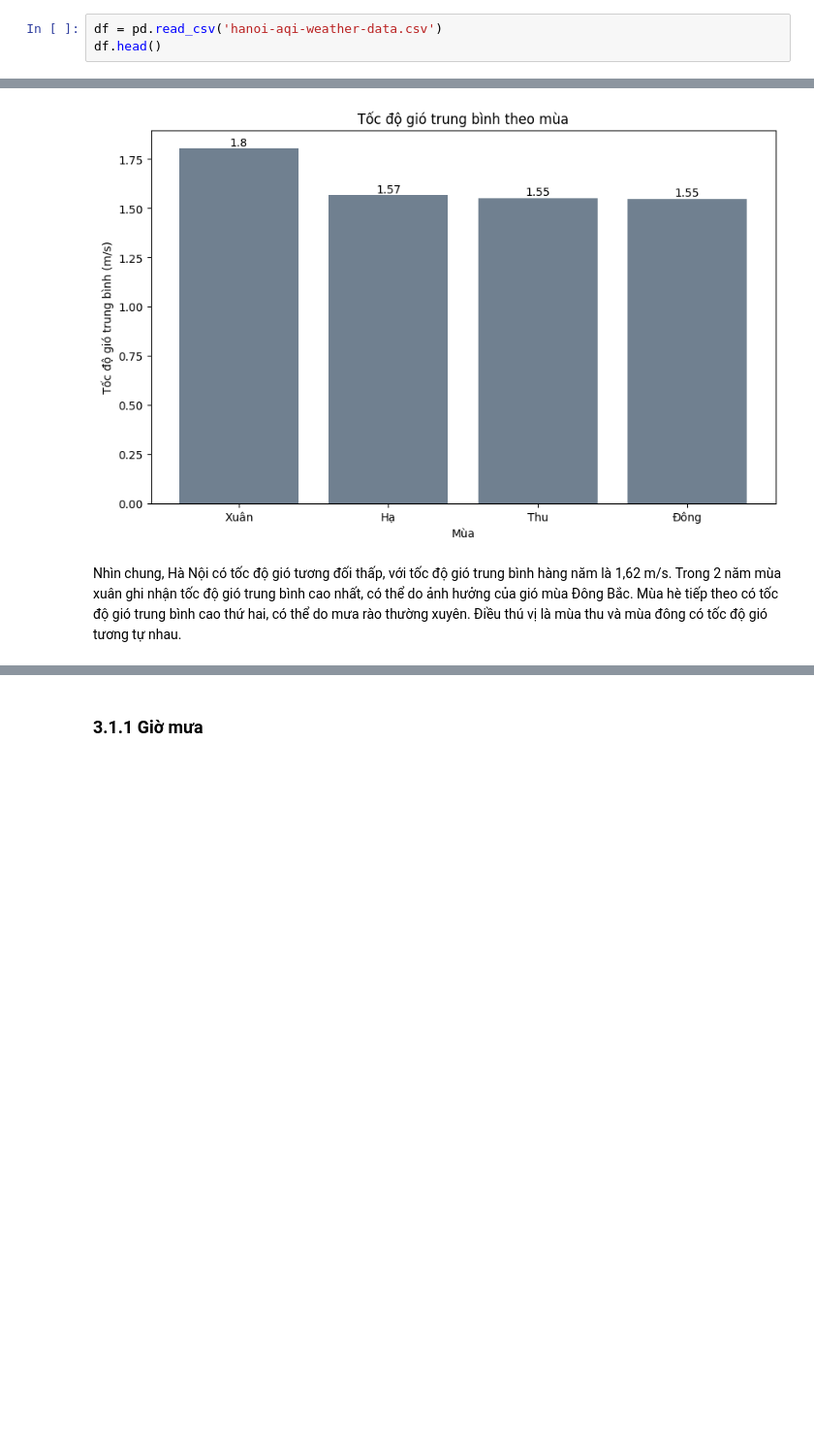
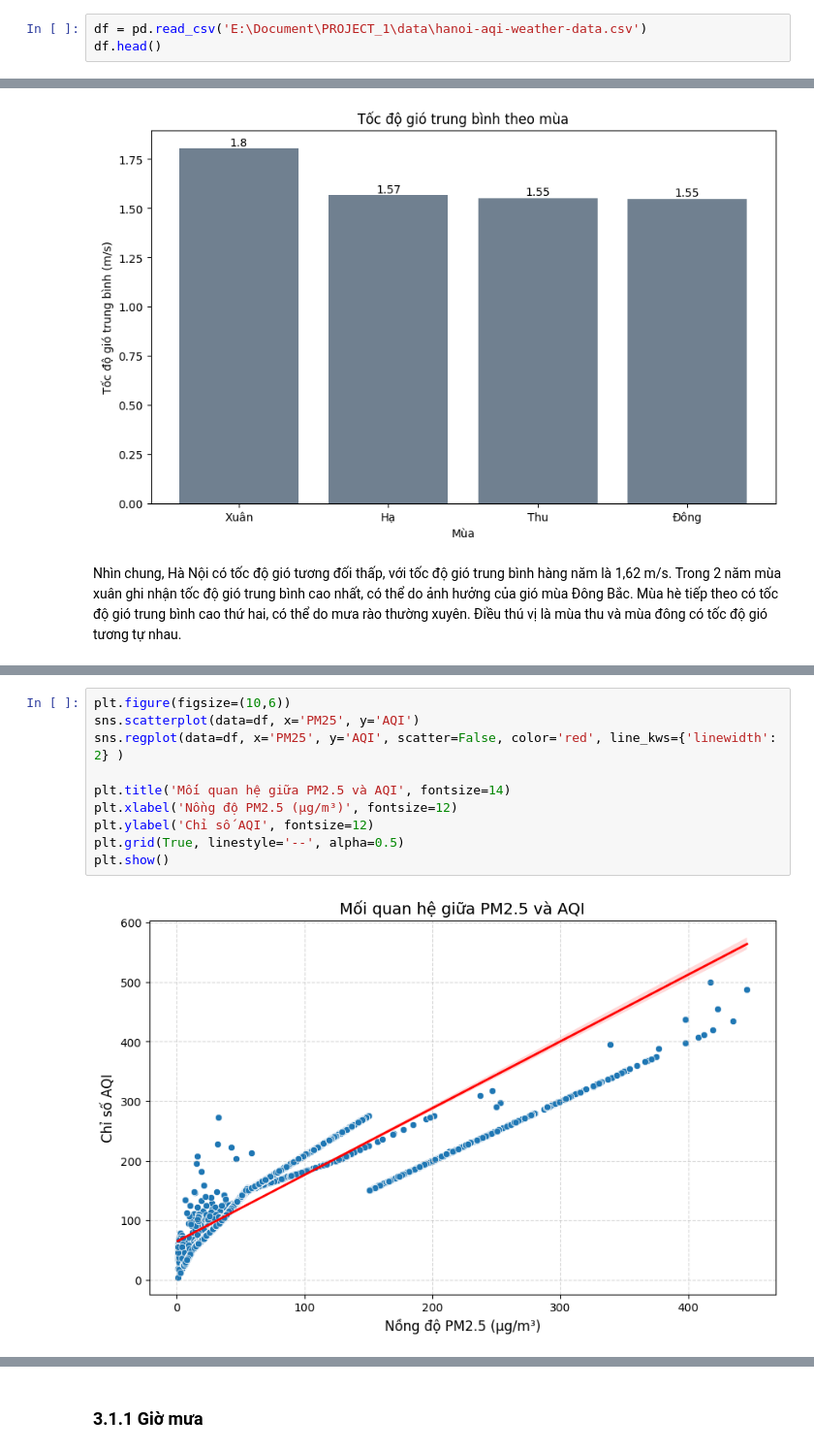
Before and after one commit to HoangHumg1210/Air_Quality-Analysis_HN, a Jupyter notebook: notebooks/Exploratory Data Analysis.ipynb, the cells around one changed output, grey strips where cells are left out. Shown at 97% size. Cells and saved outputs as stored; diff of their text form; blank space fills up the shorter version.

Commit message:
Setup Project, Demo Models

```diff
--- a/data/Exploratory Data Analysis.ipynb
+++ b/notebooks/Exploratory Data Analysis.ipynb
@@ -14,7 +14,7 @@ import plotly.express as px
 # %% [markdown]
 #### **II. Import Data**
 # %%
-df = pd.read_csv('hanoi-aqi-weather-data.csv')
+df = pd.read_csv('E:\Document\PROJECT_1\data\hanoi-aqi-weather-data.csv')
 df.head()
 # %% [output]
 |  | UTC Time | Local Time | City | Country Code | Timezone | AQI | CO | NO2 | O3 | PM10 | ... |
@@ -678,3 +677,15 @@ plt.title('Bản đồ nhiệt tương quan giữa các yếu tố góp phần v
 plt.show()
 # %% [output]
 [figure]
+# %%
+plt.figure(figsize=(10,6))
+sns.scatterplot(data=df, x='PM25', y='AQI')
+sns.regplot(data=df, x='PM25', y='AQI', scatter=False, color='red', line_kws={'linewidth': 2} )
+
+plt.title('Mối quan hệ giữa PM2.5 và AQI', fontsize=14)
+plt.xlabel('Nồng độ PM2.5 (μg/m³)', fontsize=12)
+plt.ylabel('Chỉ số AQI', fontsize=12)
+plt.grid(True, linestyle='--', alpha=0.5)
+plt.show()
+# %% [output]
+[figure, added]
```
Also changed, not shown: parts of 9 cells of this notebook, 5 other files.
